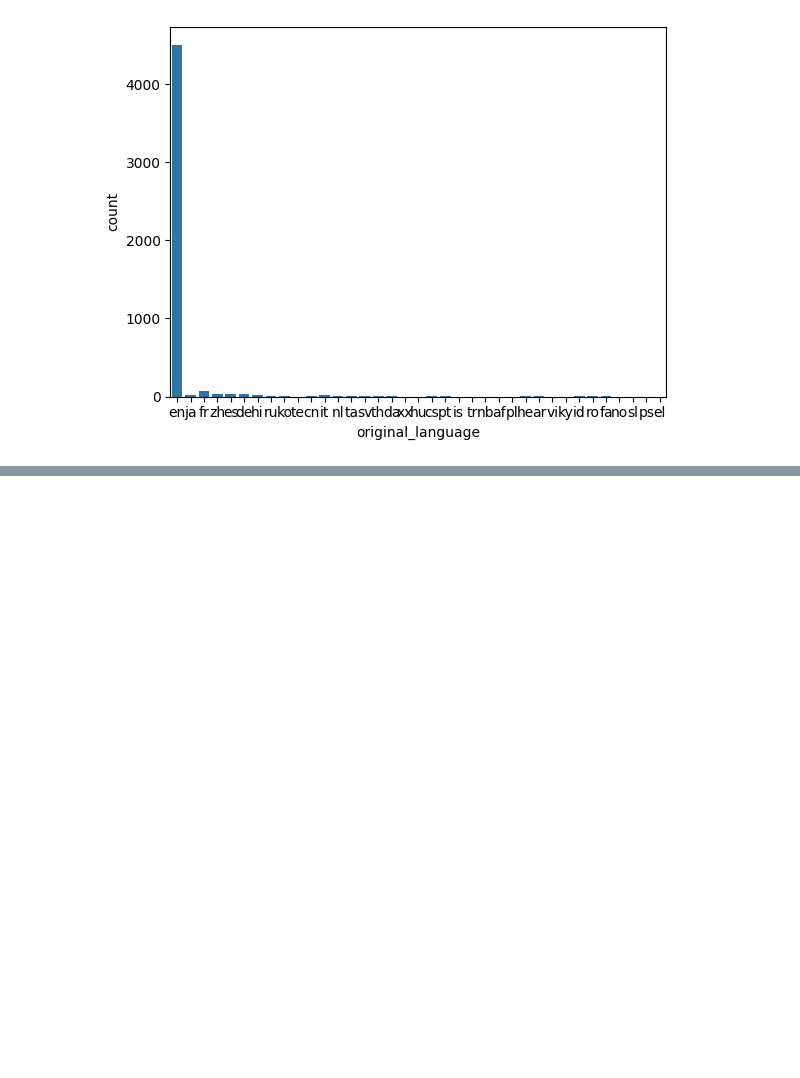
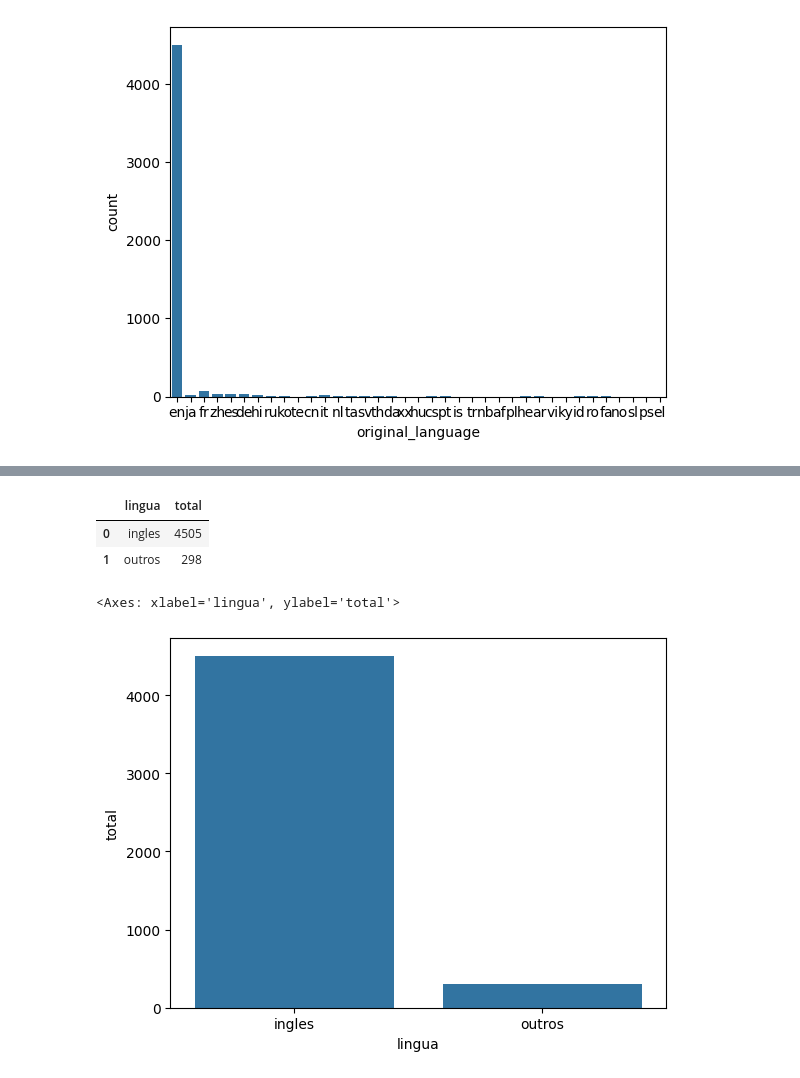
Before and after one commit to annaklaracss/data_science-, a Jupyter notebook: Explorando_a_base_do_TMDB.ipynb, the cells around one changed output, grey strips where cells are left out. Saved outputs shown, nothing was run; the diff lists cells and outputs as text; code cells hidden in the pictures; blank space fills up the shorter version.

```diff
--- a/Explorando_a_base_do_TMDB.ipynb
+++ b/Explorando_a_base_do_TMDB.ipynb
@@ -188,0 +215,17 @@ sns.countplot(data = tmdb, x = 'original_language')
+# %%
+#criação do data frame e de uma biblioteca
+dados = {
+  "lingua" : ["ingles", "outros"],
+  "total" : [total_de_ingles, total_do_resto]
+}
+dados = pd.DataFrame(dados)
+dados
+# %% [output]
+|  | lingua | total |
+| 0 | ingles | 4505 |
+| 1 | outros | 298 |
+# %%
+sns.barplot(data=dados, x="lingua", y="total") #Agora, queremos usar o Seaborn (sns) para fazer um gráfico de barras (barplot()).
+# %% [output]
+<Axes: xlabel='lingua', ylabel='total'>
+[figure, added]
```
Also changed, not shown: parts of 9 cells of this notebook.
